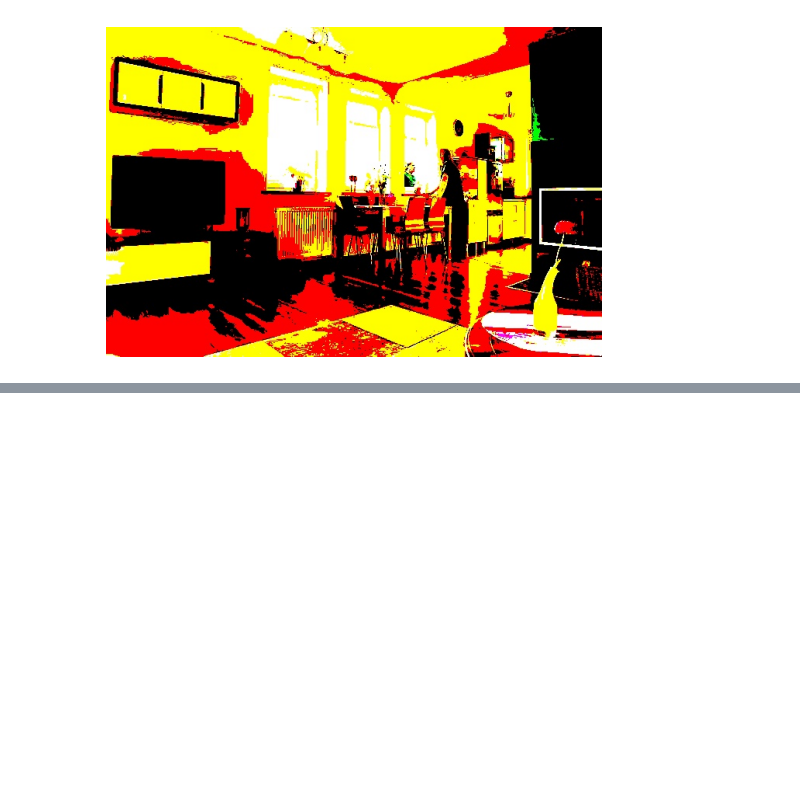
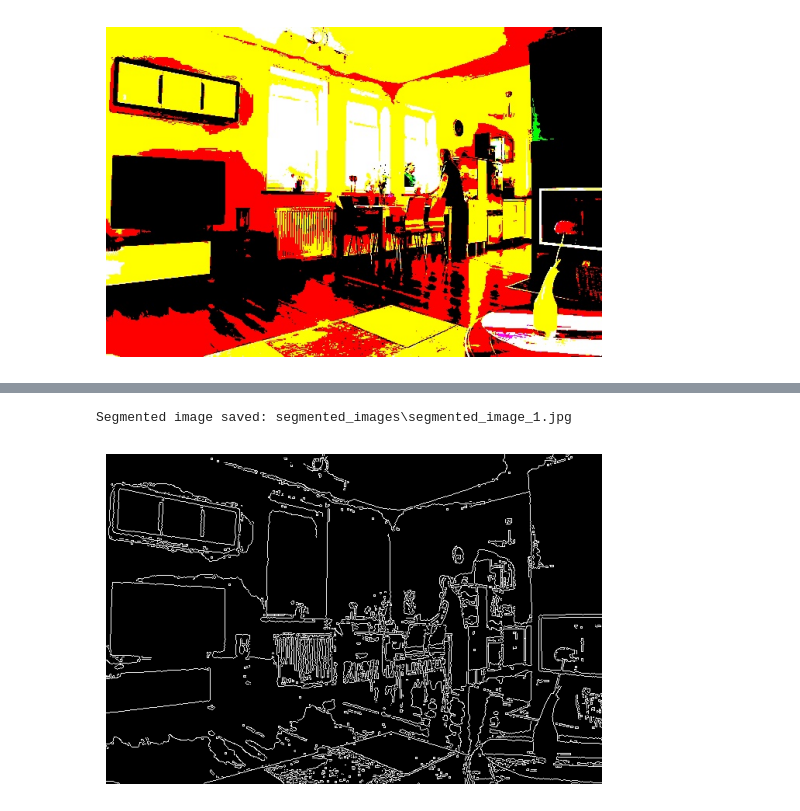
Before and after one commit to sammmms/tk-1, a Jupyter notebook: tk-1.ipynb, the cells around one changed output, grey strips where cells are left out. Saved outputs shown, nothing was run; the diff lists cells and outputs as text; code cells hidden in the pictures; blank space fills up the shorter version.

```diff
--- a/tk-1.ipynb
+++ b/tk-1.ipynb
@@ -282,0 +306,32 @@ Normalized and saved: processed_images\processed_image_1.jpg
+# %%
+def segment_image(image_path, output_path):
+    # Load the image using OpenCV
+    image = cv2.imread(image_path, cv2.IMREAD_GRAYSCALE)
+
+    # Apply Canny edge detection
+    segmented = cv2.Canny(image, 100, 200)
+
+    # Save the segmented image
+    cv2.imwrite(output_path, segmented)
+    print(f"Segmented image saved: {output_path}")
+
+    return segmented
+
+# Example usage
+segmented_dir = 'segmented_images'
+os.makedirs(segmented_dir, exist_ok=True)
+
+for i in range(1, image_to_process + 1):
+    input_path = os.path.join(output_dir, f"processed_image_{i}.jpg")
+    output_path = os.path.join(segmented_dir, f"segmented_image_{i}.jpg")
+
+    # Perform segmentation
+    segmented_image = segment_image(input_path, output_path)
+
+    # Display the segmented image
+    plt.imshow(segmented_image, cmap='gray')
+    plt.axis('off')
+    plt.show()
+# %% [output]
+Segmented image saved: segmented_images\segmented_image_1.jpg
+[figure, added]
```
Also changed, not shown: parts of 20 cells of this notebook, 13 other files.
